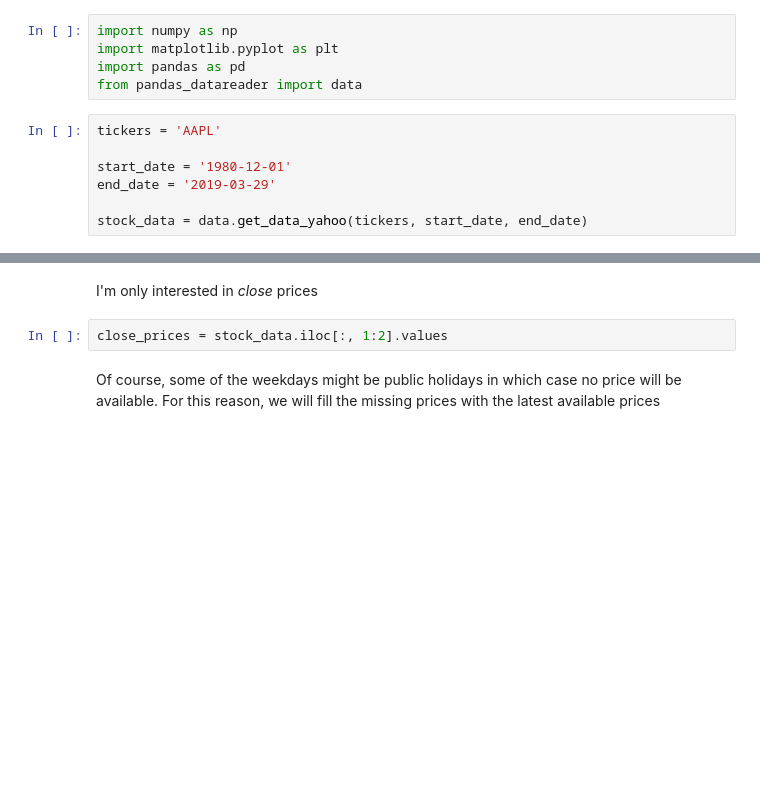
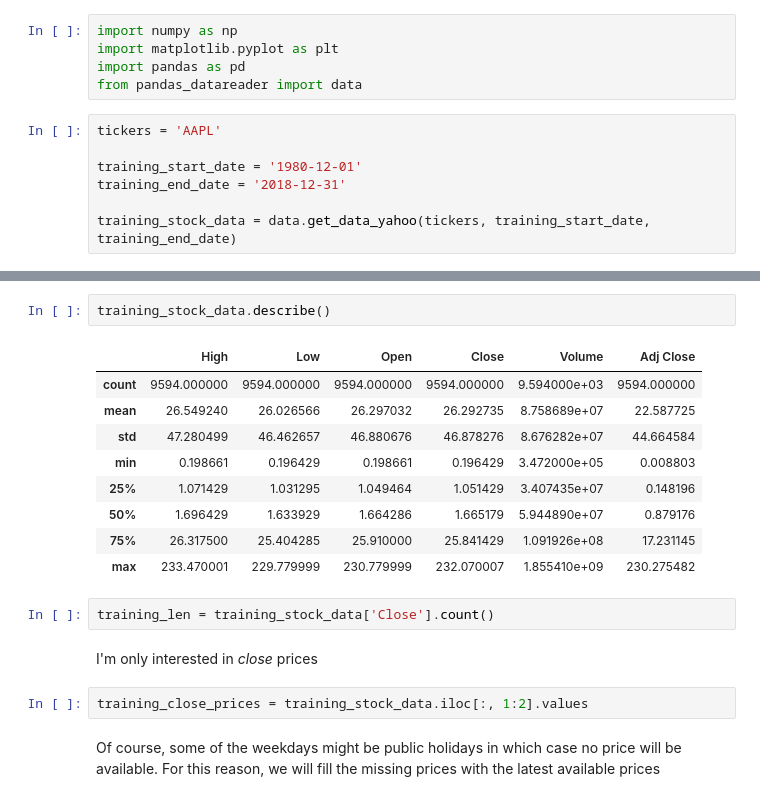
Before and after one commit to rawar-zz/tensorflow-notebooks, a Jupyter notebook: stock_price_prediction_keras.ipynb, the cells around one changed output, grey strips where cells are left out. Drawn from its saved outputs; the diff is of its cells as text; blank space fills up the shorter version.

```diff
--- a/stock_price_prediction_keras.ipynb
+++ b/stock_price_prediction_keras.ipynb
@@ -60,8 +60,8 @@ from pandas_datareader import data
 # %%
 tickers = 'AAPL'
 
-start_date = '1980-12-01'
-end_date = '2019-03-29'
+training_start_date = '1980-12-01'
+training_end_date = '2018-12-31'
 
-stock_data = data.get_data_yahoo(tickers, start_date, end_date)
+training_stock_data = data.get_data_yahoo(tickers, training_start_date, training_end_date)
 # %%
@@ -79,10 +79,24 @@ stock_data.head(10)
 | 1980-12-23 | 0.553571 | 0.551339 | 0.551339 | 0.551339 | 11737600.0 | 0.024708 |
 | 1980-12-24 | 0.582589 | 0.580357 | 0.580357 | 0.580357 | 12000800.0 | 0.026008 |
 | 1980-12-26 | 0.636161 | 0.633929 | 0.633929 | 0.633929 | 13893600.0 | 0.028409 |
+# %%
+training_stock_data.describe()
+# %% [output]
+|  | High | Low | Open | Close | Volume | Adj Close |
+| count | 9594.000000 | 9594.000000 | 9594.000000 | 9594.000000 | 9.594000e+03 | 9594.000000 |
+| mean | 26.549240 | 26.026566 | 26.297032 | 26.292735 | 8.758689e+07 | 22.587725 |
+| std | 47.280499 | 46.462657 | 46.880676 | 46.878276 | 8.676282e+07 | 44.664584 |
+| min | 0.198661 | 0.196429 | 0.198661 | 0.196429 | 3.472000e+05 | 0.008803 |
+| 25% | 1.071429 | 1.031295 | 1.049464 | 1.051429 | 3.407435e+07 | 0.148196 |
+| 50% | 1.696429 | 1.633929 | 1.664286 | 1.665179 | 5.944890e+07 | 0.879176 |
+| 75% | 26.317500 | 25.404285 | 25.910000 | 25.841429 | 1.091926e+08 | 17.231145 |
+| max | 233.470001 | 229.779999 | 230.779999 | 232.070007 | 1.855410e+09 | 230.275482 |
+# %%
+training_len = training_stock_data['Close'].count()
 # %% [markdown]
 I'm only interested in *close* prices
 # %%
-close_prices = stock_data.iloc[:, 1:2].values
+training_close_prices = training_stock_data.iloc[:, 1:2].values
 # %% [markdown]
 Of course, some of the weekdays might be public holidays in which case no price will be available. For this reason, we will fill the missing prices with the latest available prices
 # %%
```
Also changed, not shown: parts of 23 cells of this notebook.
